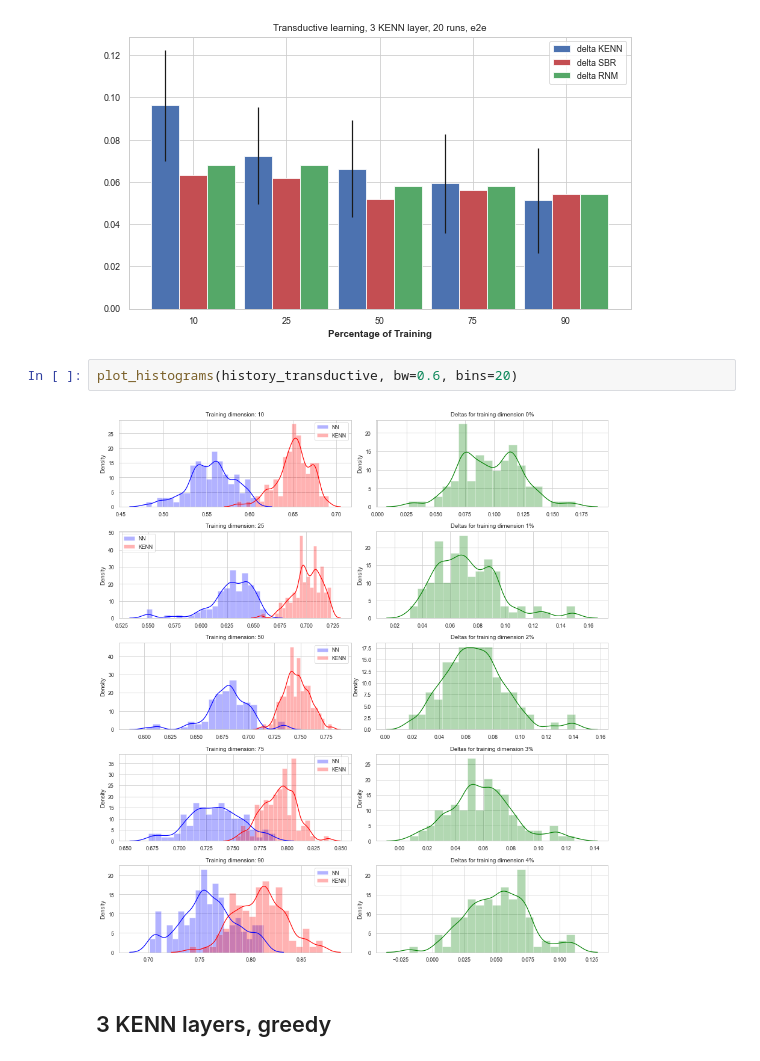
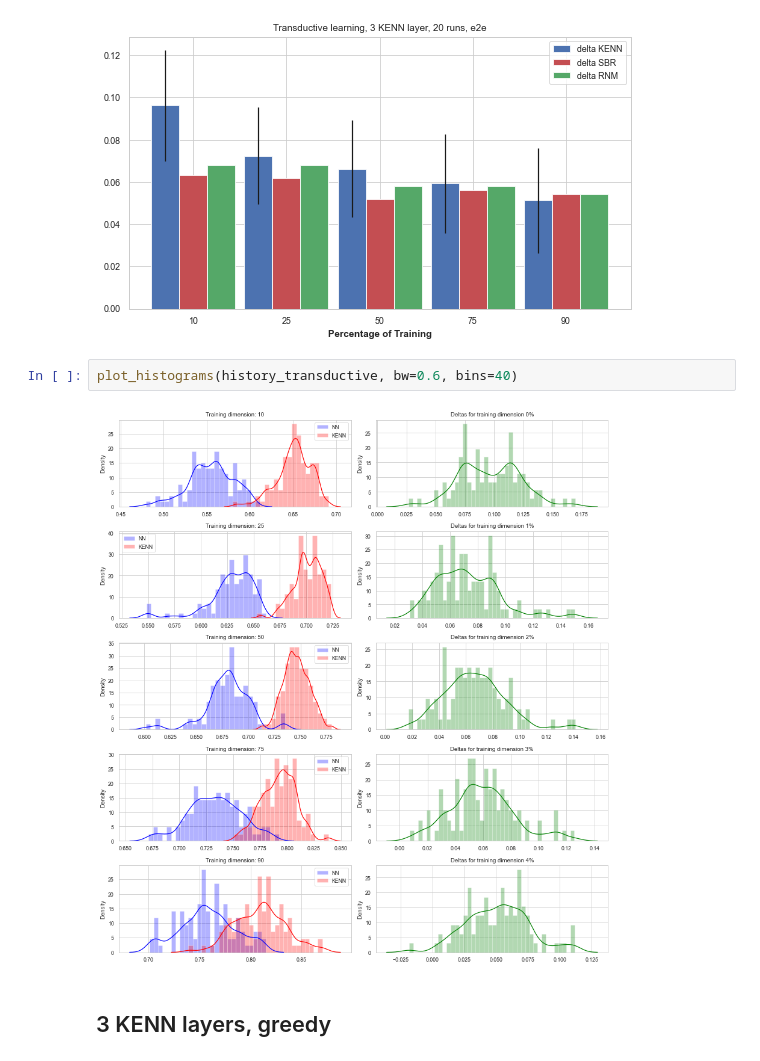
Before and after one commit to rmazzier/KENN-Citeseer-Experiments, a Jupyter notebook: final_results.ipynb, the cells around one changed output. Cells and saved outputs as stored; diff of their text form.

```diff
--- a/final_results.ipynb
+++ b/final_results.ipynb
@@ -122,9 +122,9 @@ Test Accuracy std:      NN = 0.027193; KENN = 0.025099
 [figure]
 [figure]
 # %%
-plot_histograms(history_transductive, bw=0.6, bins=20)
+plot_histograms(history_transductive, bw=0.6, bins=40)
 # %% [output]
-[figure, old version]
+[figure, new version]
 # %% [markdown]
 ## 3 KENN layers, greedy
 # %%
```
Also changed, not shown: parts of 3 cells of this notebook, 2 other files.
